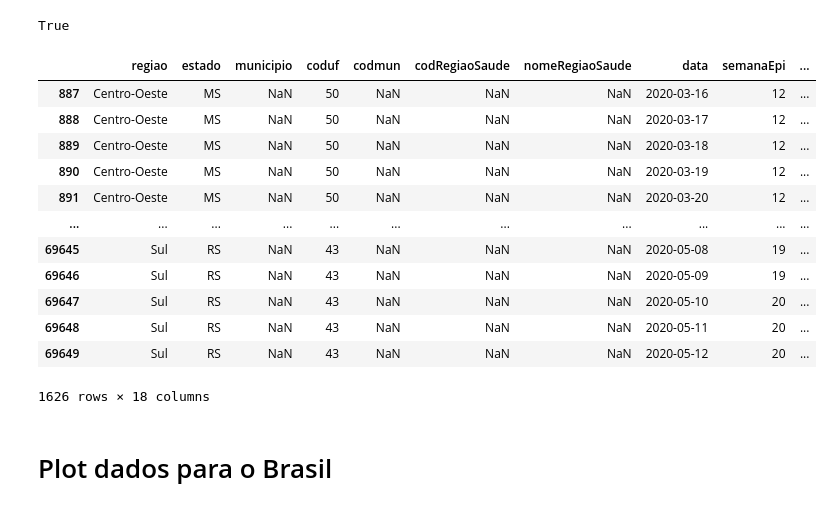
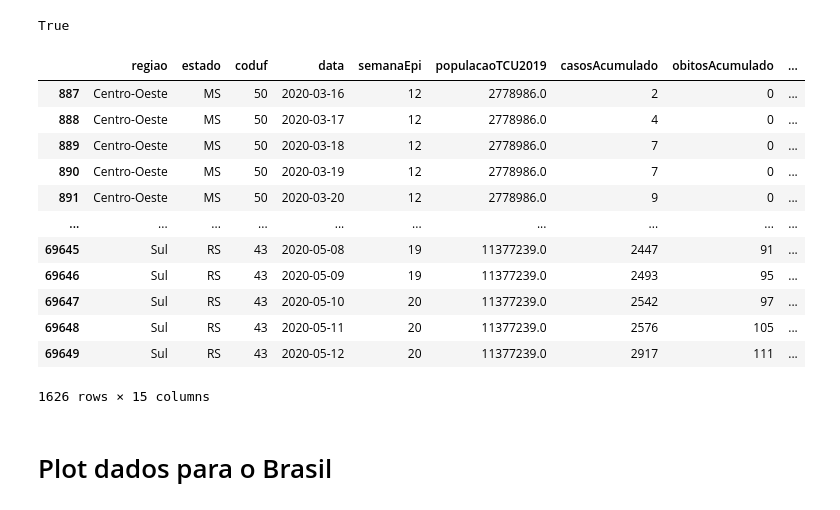
Before and after one commit to JanathanPlanas/covid19, a Jupyter notebook: notebooks/visualizations.ipynb, the cells around one changed output. Cells and saved outputs as stored; diff of their text form; code cells hidden in the pictures.

```diff
--- a/notebooks/visualizations.ipynb
+++ b/notebooks/visualizations.ipynb
@@ -30,4 +34,5 @@ output_notebook(hide_banner=True)
 # Lendo os dados
 # %%
 # data = pd.read_excel("DT_PAINEL_COVIDBR_20200510.xlsx")
-data = read_datafile_from_disc("DT1_PAINEL_COVIDBR_20200512.xlsx")
+# data = read_datafile_from_disc("DT1_PAINEL_COVIDBR_20200512.xlsx")
+data = get_covid_data()
@@ -51,4 +55,0 @@ Vamos adicionar uma coluna contendo o dia da semana. Como a coluna "data" possui
-# %%
-weekDays = ("Segunda", "Terça", "Quarta", "Quinta", "Sexta", "Sábado",
-            "Domingo")
-data["diaDaSemana"] = data.apply(lambda x: weekDays[x.data.weekday()], axis=1)
@@ -127,36 +146,36 @@ True
 # %%
-estados = data_estados.estado.unique()
+# estados = data_estados.estado.unique()
 
-# Calcula novos casos a partir dos casos acumulados. Note que o primeiro valor na coluna "casosNovos" corresponde ao total de casos acumulados na primeira entrada
-data_estados["casosNovos"] = np.zeros(data_estados.shape[0], dtype=int)
-data_estados["diasDeContaminacao"] = np.zeros(data_estados.shape[0], dtype=int)
-for sigla in estados:
-    data_esse_estado = data_estados[data_estados.estado == sigla]
-    data_estados.loc[data_estados.estado == sigla,
-                     "casosNovos"] = np.diff(data_esse_estado.casosAcumulado,
-                                             prepend=0)
-    data_estados.loc[data_estados.estado == sigla,
-                     "obitosNovos"] = np.diff(data_esse_estado.obitosAcumulado,
-                                              prepend=0)
-    data_estados.loc[data_estados.estado == sigla,
-                     "diasDeContaminacao"] = get_dia_de_contaminacao_array(
-                         data_estados[data_estados.estado == sigla])
+# # Calcula novos casos a partir dos casos acumulados. Note que o primeiro valor na coluna "casosNovos" corresponde ao total de casos acumulados na primeira entrada
+# data_estados["casosNovos"] = np.zeros(data_estados.shape[0], dtype=int)
+# data_estados["diasDeContaminacao"] = np.zeros(data_estados.shape[0], dtype=int)
+# for sigla in estados:
+#     data_esse_estado = data_estados[data_estados.estado == sigla]
+#     data_estados.loc[data_estados.estado == sigla,
+#                      "casosNovos"] = np.diff(data_esse_estado.casosAcumulado,
+#                                              prepend=0)
+#     data_estados.loc[data_estados.estado == sigla,
+#                      "obitosNovos"] = np.diff(data_esse_estado.obitosAcumulado,
+#                                               prepend=0)
+#     data_estados.loc[data_estados.estado == sigla,
+#                      "diasDeContaminacao"] = get_dia_de_contaminacao_array(
+#                          data_estados[data_estados.estado == sigla])
 
 data_estados
 # %% [output]
-|  | regiao | estado | municipio | coduf | codmun | codRegiaoSaude | nomeRegiaoSaude | data | semanaEpi | ... |
-| 887 | Centro-Oeste | MS | NaN | 50 | NaN | NaN | NaN | 2020-03-16 | 12 | ... |
-| 888 | Centro-Oeste | MS | NaN | 50 | NaN | NaN | NaN | 2020-03-17 | 12 | ... |
-| 889 | Centro-Oeste | MS | NaN | 50 | NaN | NaN | NaN | 2020-03-18 | 12 | ... |
-| 890 | Centro-Oeste | MS | NaN | 50 | NaN | NaN | NaN | 2020-03-19 | 12 | ... |
-| 891 | Centro-Oeste | MS | NaN | 50 | NaN | NaN | NaN | 2020-03-20 | 12 | ... |
-| ... | ... | ... | ... | ... | ... | ... | ... | ... | ... | ... |
-| 69645 | Sul | RS | NaN | 43 | NaN | NaN | NaN | 2020-05-08 | 19 | ... |
-| 69646 | Sul | RS | NaN | 43 | NaN | NaN | NaN | 2020-05-09 | 19 | ... |
-| 69647 | Sul | RS | NaN | 43 | NaN | NaN | NaN | 2020-05-10 | 20 | ... |
-| 69648 | Sul | RS | NaN | 43 | NaN | NaN | NaN | 2020-05-11 | 20 | ... |
-| 69649 | Sul | RS | NaN | 43 | NaN | NaN | NaN | 2020-05-12 | 20 | ... |
+|  | regiao | estado | coduf | data | semanaEpi | populacaoTCU2019 | casosAcumulado | obitosAcumulado | ... |
+| 887 | Centro-Oeste | MS | 50 | 2020-03-16 | 12 | 2778986.0 | 2 | 0 | ... |
+| 888 | Centro-Oeste | MS | 50 | 2020-03-17 | 12 | 2778986.0 | 4 | 0 | ... |
+| 889 | Centro-Oeste | MS | 50 | 2020-03-18 | 12 | 2778986.0 | 7 | 0 | ... |
+| 890 | Centro-Oeste | MS | 50 | 2020-03-19 | 12 | 2778986.0 | 7 | 0 | ... |
+| 891 | Centro-Oeste | MS | 50 | 2020-03-20 | 12 | 2778986.0 | 9 | 0 | ... |
+| ... | ... | ... | ... | ... | ... | ... | ... | ... | ... |
+| 69645 | Sul | RS | 43 | 2020-05-08 | 19 | 11377239.0 | 2447 | 91 | ... |
+| 69646 | Sul | RS | 43 | 2020-05-09 | 19 | 11377239.0 | 2493 | 95 | ... |
+| 69647 | Sul | RS | 43 | 2020-05-10 | 20 | 11377239.0 | 2542 | 97 | ... |
+| 69648 | Sul | RS | 43 | 2020-05-11 | 20 | 11377239.0 | 2576 | 105 | ... |
+| 69649 | Sul | RS | 43 | 2020-05-12 | 20 | 11377239.0 | 2917 | 111 | ... |
-1626 rows × 18 columns
+1626 rows × 15 columns
 # %% [markdown]
 # Plot dados para o Brasil
 # %%
```
Also changed, not shown: parts of 15 cells of this notebook, 8 other files.
